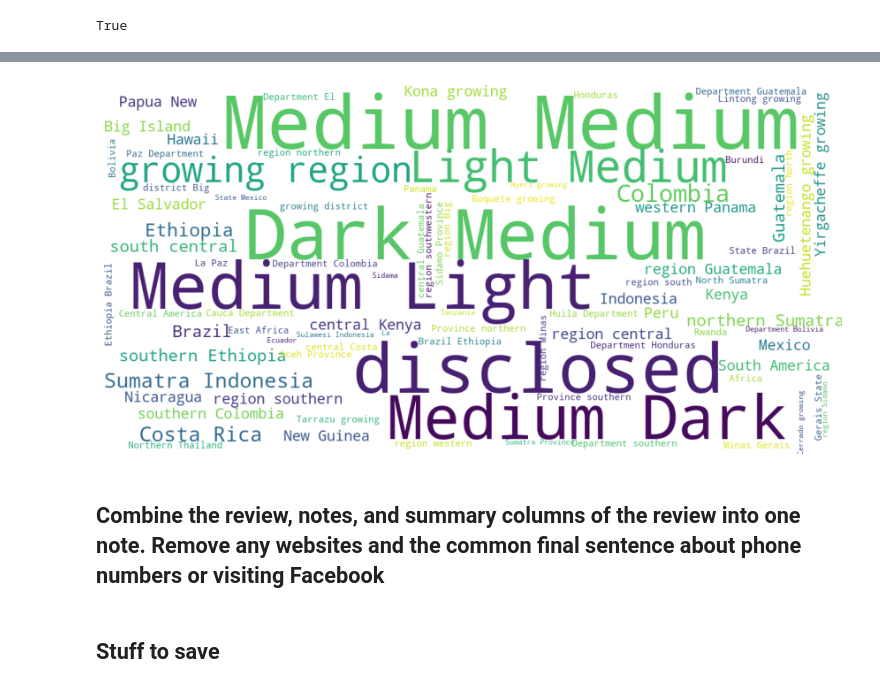
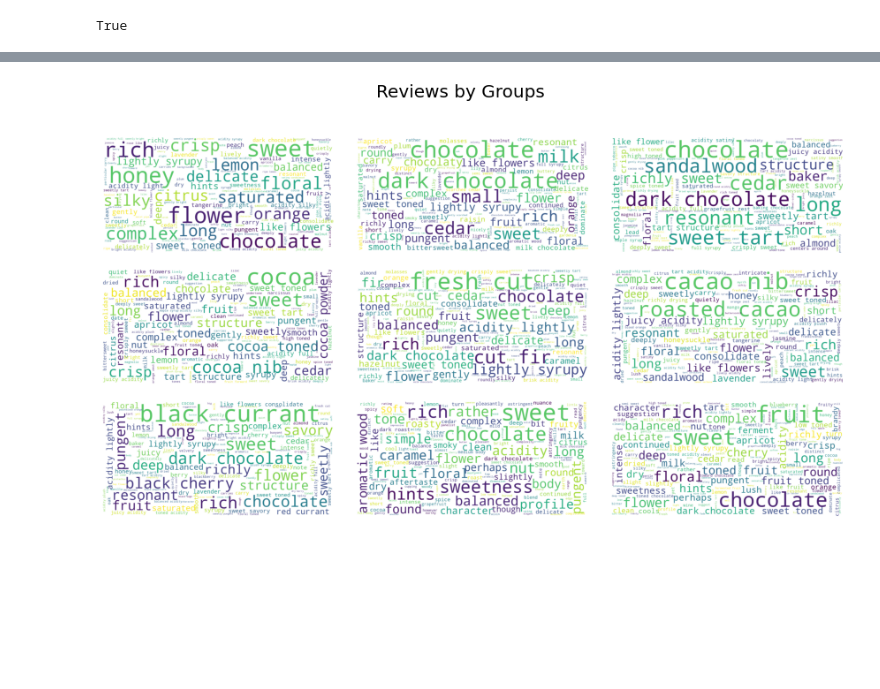
Before and after one commit to ejfeldman7/coffee-reviews-nlp, a Jupyter notebook: Notebooks/visualizations.ipynb, the cells around one changed output, grey strips where cells are left out. Drawn from its saved outputs; the diff is of its cells as text; code cells hidden in the pictures; blank space fills up the shorter version.

```diff
--- a/Notebooks/visualizations.ipynb
+++ b/Notebooks/visualizations.ipynb
@@ -193,27 +215,0 @@ show_wordcloud(words_1)
-# %%
-from wordcloud import WordCloud, STOPWORDS
-stopwords = set(STOPWORDS)
-
-def show_wordcloud(data, title = None):
-    wordcloud = WordCloud(
-        background_color='white',
-        stopwords=stopwords,
-        max_words=500,
-        max_font_size=40,
-        scale=3,
-        random_state=42    ).generate(str(data))
-
-    fig = plt.figure(1, figsize=(15, 15))
-    plt.axis('off')
-    if title:
-        fig.suptitle(title, fontsize=20)
-        fig.subplots_adjust(top=2.3)
-
-    plt.imshow(wordcloud)
-    plt.show()
-
-show_wordcloud(words_2)
-# %% [output]
-[figure, removed]
-# %% [markdown]
-## Combine the review, notes, and summary columns of the review into one note. Remove any websites and the common final sentence about phone numbers or visiting Facebook
@@ -380,2 +215,0 @@ lemma_all.head(10)
-# %% [markdown]
-## Stuff to save
@@ -386,0 +216,12 @@ lemma_all.head(10)
+# %%
+fig = plt.figure(figsize=(15,8))
+plt.subplots_adjust(hspace=.1)
+# fig.tight_layout()
+for i in range(9):
+    ax = fig.add_subplot(3,3,i+1)
+    wordcloud = topicWordCloud(reviews[i],'Reviews by Groups')
+
+    ax.imshow(wordcloud)
+    ax.axis('off')
+# %% [output]
+[figure, added]
```
Also changed, not shown: parts of 33 cells of this notebook, 1 other file.
